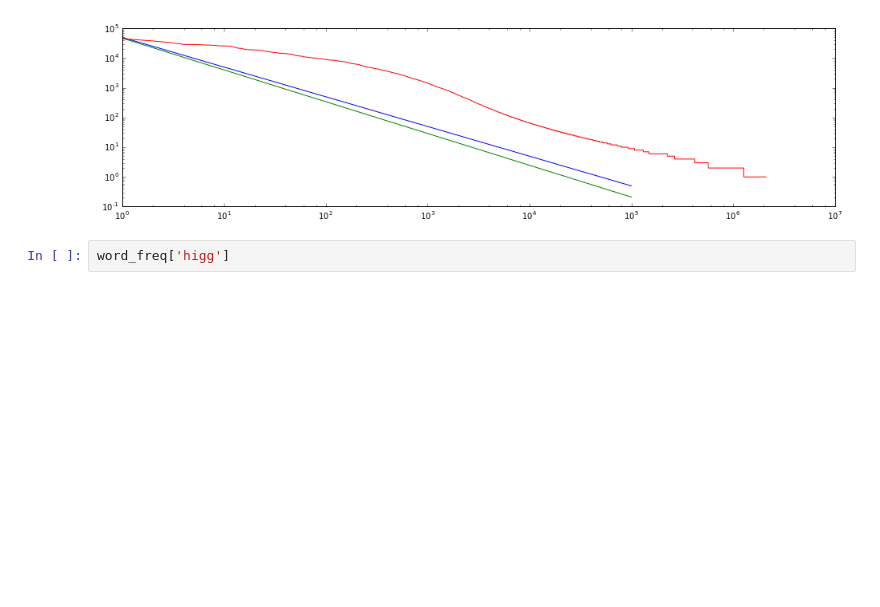
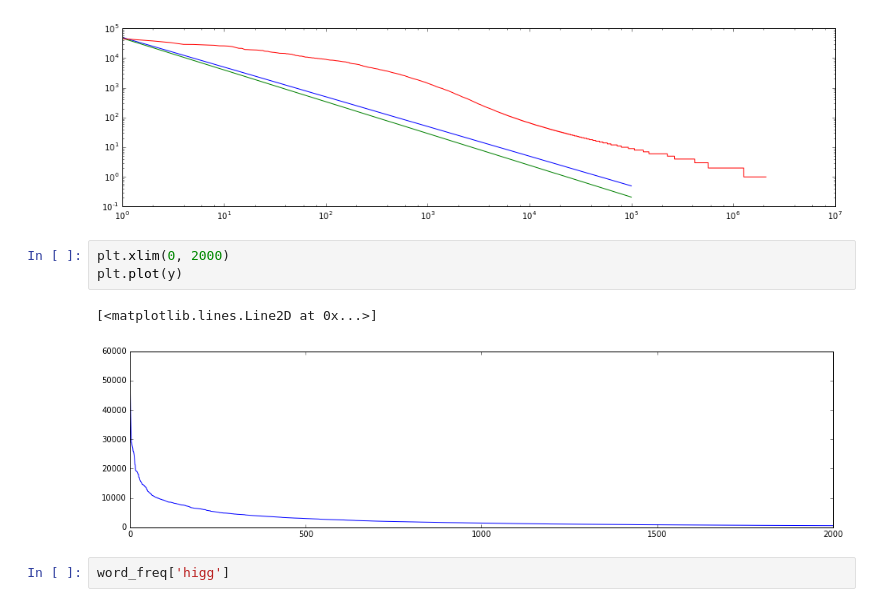
Before and after one commit to inspirehep/invenio-trends, a Jupyter notebook: research/Termvectors.ipynb, the cells around one changed output. Cells and saved outputs as stored; diff of their text form; blank space fills up the shorter version.

```diff
--- a/research/Termvectors.ipynb
+++ b/research/Termvectors.ipynb
@@ -85,6 +85,12 @@ plt.plot(y)
 # %% [output]
 [<matplotlib.lines.Line2D at 0x...>]
 [figure]
+# %%
+plt.xlim(0, 2000)
+plt.plot(y)
+# %% [output]
+[<matplotlib.lines.Line2D at 0x...>]
+[figure, added]
 # %%
 word_freq['higg']
 # %% [output]
```
Also changed, not shown: parts of 21 cells of this notebook, 1 other file.
